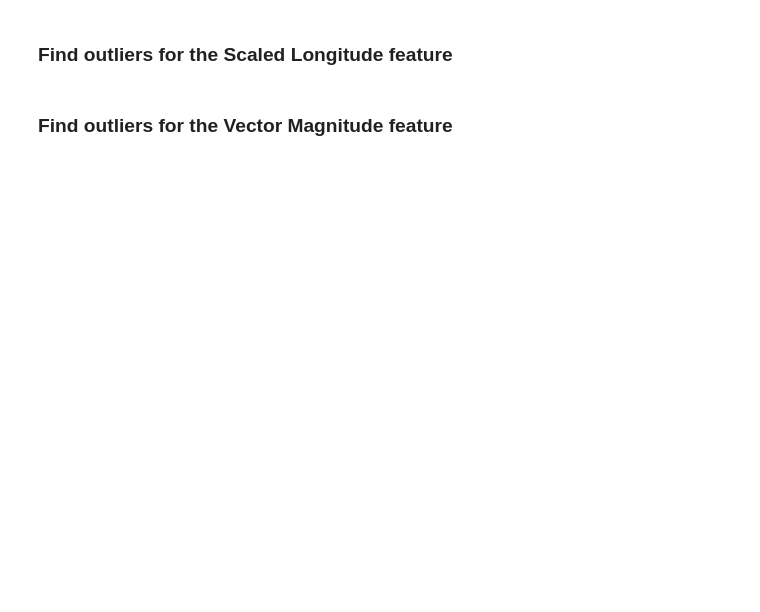
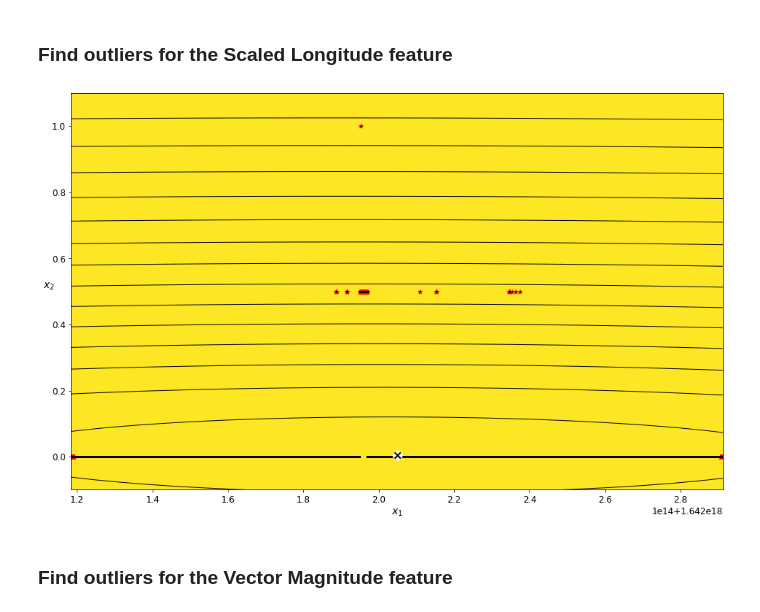
Before and after one commit to mdye/TZVOLCANO_machine_learning, a Jupyter notebook: tonga_event.ipynb, the cells around one changed output. Drawn from its saved outputs; the diff is of its cells as text; code cells hidden in the pictures; blank space fills up the shorter version.

```diff
--- a/tonga_event.ipynb
+++ b/tonga_event.ipynb
@@ -418,13 +422,15 @@ plot_gaussian_mixture_anomalies(scaled_latitude_gm, scaled_latitude_data_imputed
 ### Find outliers for the Scaled Longitude feature
 # %%
 field_name = 'Scaled Longitude'
-scaled_longitude_density_threshold_percent = 7
+scaled_longitude_density_threshold_percent = 2
 
 scaled_longitude_data_imputed = transform_data_for_gaussian_mixtures(scaled_data, field_name)
 
 scaled_longitude_gm, scaled_longitude_anomalies = get_anomalies_using_gaussian_mixtures(scaled_longitude_data_imputed, scaled_longitude_density_threshold_percent)
 
 plot_gaussian_mixture_anomalies(scaled_longitude_gm, scaled_longitude_data_imputed, scaled_longitude_anomalies)
+# %% [output]
+[figure, added]
 # %% [markdown]
 ### Find outliers for the Vector Magnitude feature
 # %%
```
Also changed, not shown: parts of 32 cells of this notebook.
